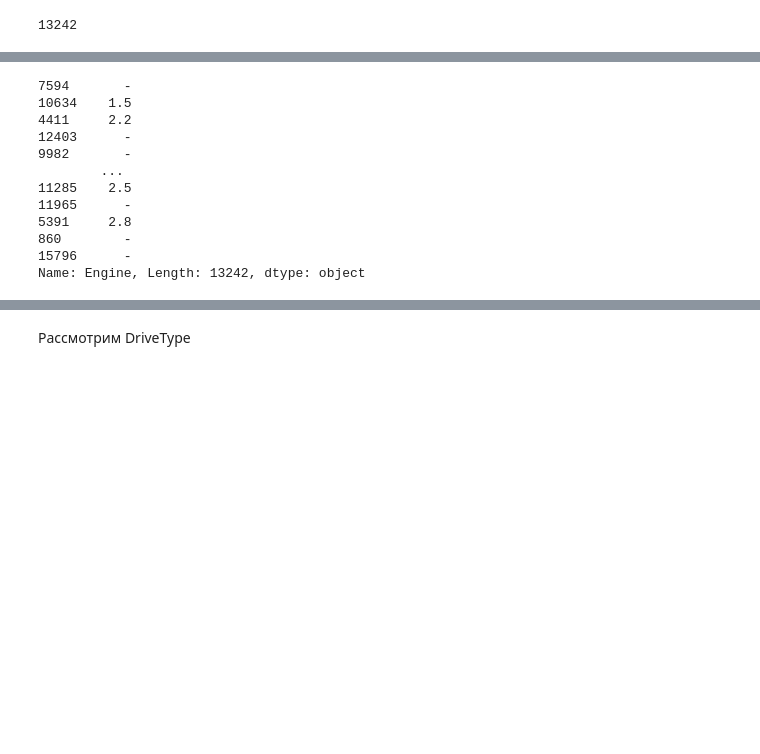
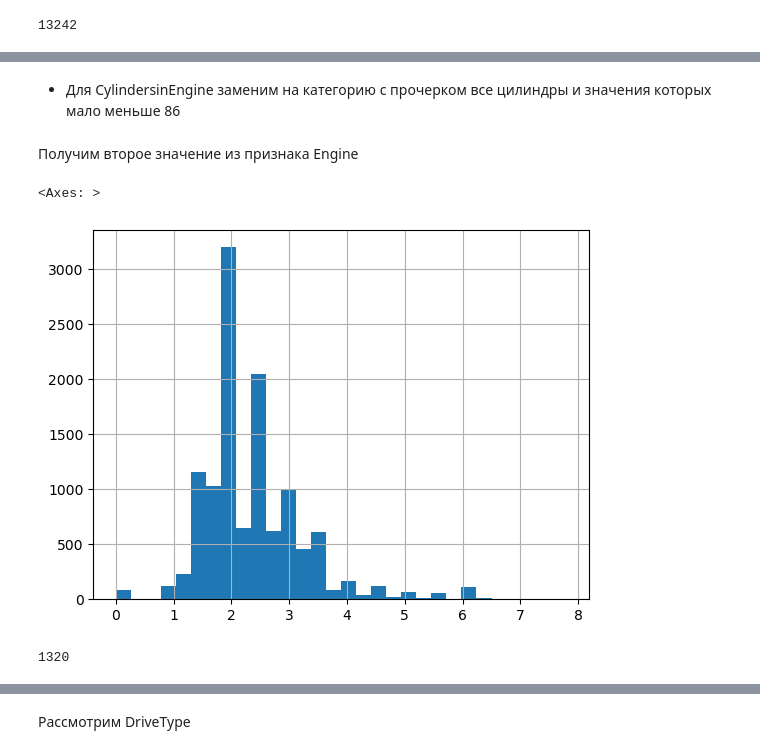
Before and after one commit to dmitryburn/workshop3, a Jupyter notebook: code/Car_price.ipynb, the cells around one changed output, grey strips where cells are left out. Drawn from its saved outputs; the diff is of its cells as text; code cells hidden in the pictures; blank space fills up the shorter version.

```diff
--- a/code/Car_price.ipynb
+++ b/code/Car_price.ipynb
@@ -607,10 +564,0 @@ Name: Engine, Length: 13242, dtype: object
-# %%
-def extract_liters(engine_str):
-    if engine_str == '-':
-        return '-'
-    else:
-        match = re.search(r'(\d+\.\d+)\s*L', engine_str)
-        if match:
-            return float(match.group(1))
-        else:
-            return None
@@ -623,15 +581,17 @@ train_df.Engine.apply(extract_liters).isna().sum()
+# %% [markdown]
+- Для CylindersinEngine заменим на категорию с прочерком все цилиндры и значения которых мало меньше 86
+# %% [markdown]
+Получим второе значение из признака Engine
+# %%
+def extract_liters(value):
+    match = re.search(r'(\d+\.?\d*) L', value)
+    return float(match.group(1)) if match else np.nan
+engine_vals = train_df.Engine.apply(extract_liters)
+engine_vals.hist(bins=30)
+# %% [output]
+<Axes: >
+[figure, added]
 # %%
-train_df.Engine.apply(extract_liters)
+engine_vals.isna().sum()
 # %% [output]
-7594       -
-10634    1.5
-4411     2.2
-12403      -
-9982       -
-        ...
-11285    2.5
-11965      -
-5391     2.8
-860        -
-15796      -
-Name: Engine, Length: 13242, dtype: object
+1320
```
Also changed, not shown: parts of 36 cells of this notebook.
